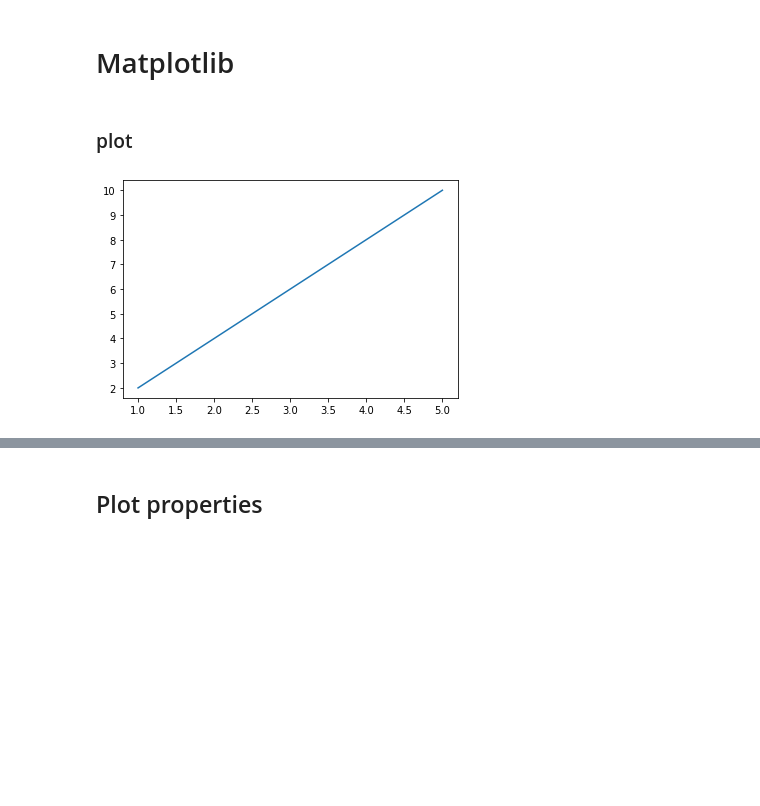
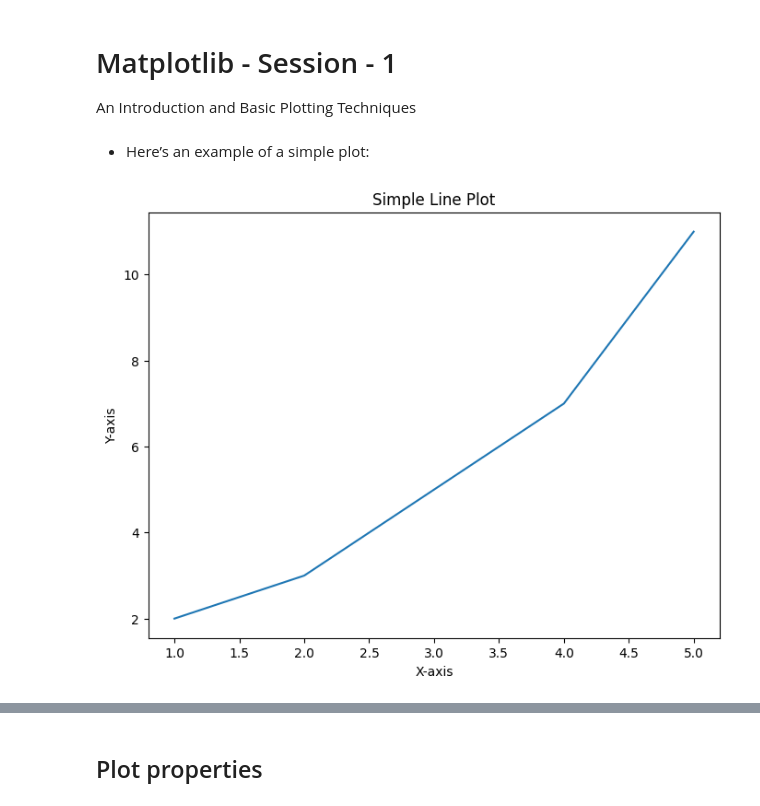
Before and after one commit to Ebimsv/Machine_Learning_Course, a Jupyter notebook: 04. Intro to Matplotlib.ipynb, the cells around one changed output, grey strips where cells are left out. Saved outputs shown, nothing was run; the diff lists cells and outputs as text; code cells hidden in the pictures; blank space fills up the shorter version.

Commit message:
Update Matplotlib

```diff
--- a/04. Intro to Matplotlib.ipynb
+++ b/04. Intro to Matplotlib.ipynb
@@ -1,2 +1,3 @@
 # %% [markdown]
-# Matplotlib
+# Matplotlib - Session - 1
+An Introduction and Basic Plotting Techniques
@@ -7,9 +4,22 @@ import numpy as np
-# %% [markdown]
-### plot
-# %%
-x = [1, 2, 3, 4, 5]
-y = [2, 4, 6, 8, 10]
-
-plt.plot(x, y);
-# %% [output]
-[figure, removed]
+# %% [markdown]
+- Here’s an example of a simple plot:
+# %%
+import matplotlib.pyplot as plt
+
+# Create data
+x = [1, 2, 3, 4, 5]
+y = [2, 3, 5, 7, 11]
+
+# Create a plot
+plt.figure(figsize=(8, 6))
+plt.plot(x, y)
+
+# Add labels and title
+plt.xlabel('X-axis')
+plt.ylabel('Y-axis')
+plt.title('Simple Line Plot')
+
+# Show the plot
+plt.show()
+# %% [output]
+[figure, added]
```
Also changed, not shown: parts of 127 cells of this notebook.
